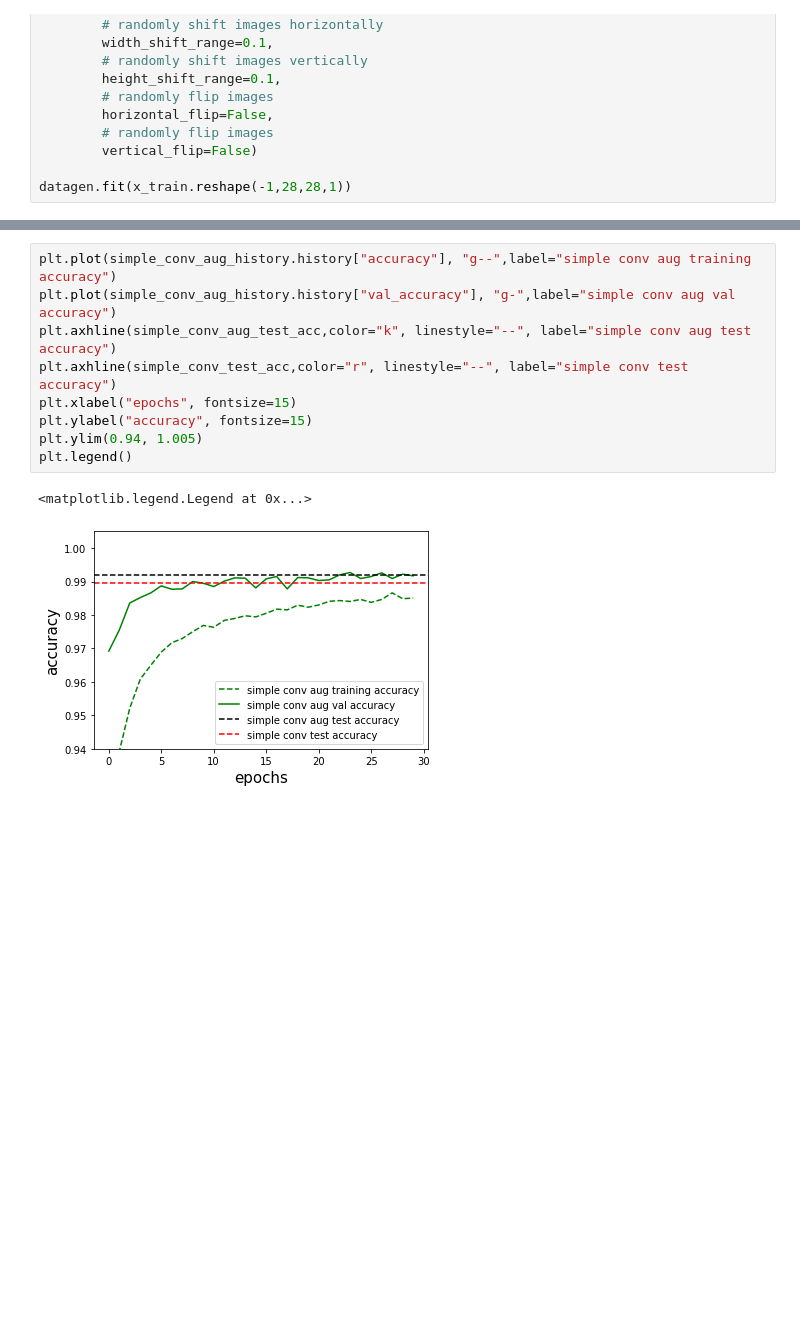
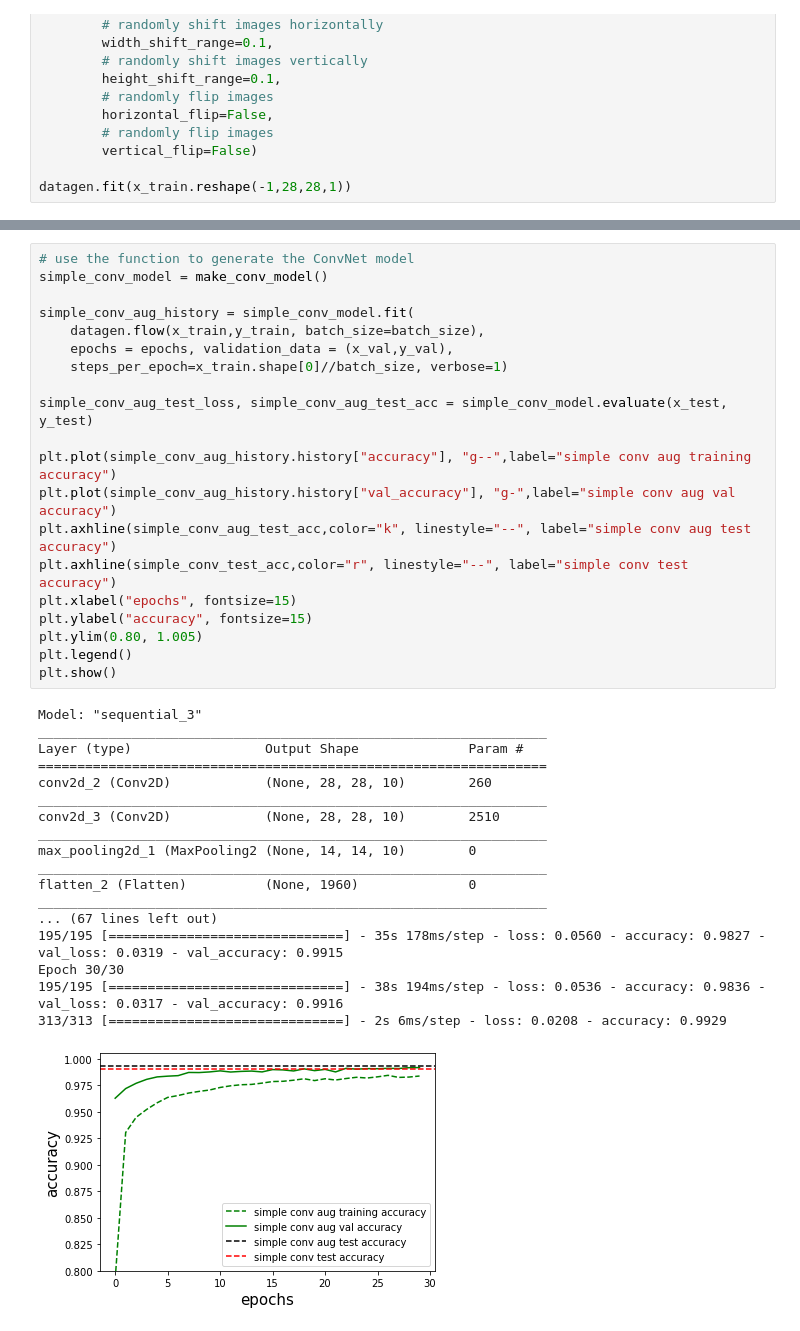
Before and after one commit to PEESEgroup/SysEn6880, a Jupyter notebook: CNN.ipynb, the cells around one changed output, grey strips where cells are left out. Drawn from its saved outputs; the diff is of its cells as text; blank space fills up the shorter version.

```diff
--- a/CNN.ipynb
+++ b/CNN.ipynb
@@ -203,12 +269,39 @@ Epoch 30/30
 # %%
+# use the function to generate the ConvNet model
+simple_conv_model = make_conv_model()
+
+simple_conv_aug_history = simple_conv_model.fit(
+    datagen.flow(x_train,y_train, batch_size=batch_size),
+    epochs = epochs, validation_data = (x_val,y_val),
+    steps_per_epoch=x_train.shape[0]//batch_size, verbose=1)
+
+simple_conv_aug_test_loss, simple_conv_aug_test_acc = simple_conv_model.evaluate(x_test, y_test)
+
 plt.plot(simple_conv_aug_history.history["accuracy"], "g--",label="simple conv aug training accuracy")
 plt.plot(simple_conv_aug_history.history["val_accuracy"], "g-",label="simple conv aug val accuracy")
 plt.axhline(simple_conv_aug_test_acc,color="k", linestyle="--", label="simple conv aug test accuracy")
 plt.axhline(simple_conv_test_acc,color="r", linestyle="--", label="simple conv test accuracy")
 plt.xlabel("epochs", fontsize=15)
 plt.ylabel("accuracy", fontsize=15)
-plt.ylim(0.94, 1.005)
+plt.ylim(0.80, 1.005)
 plt.legend()
+plt.show()
 # %% [output]
-<matplotlib.legend.Legend at 0x...>
+Model: "sequential_3"
+_________________________________________________________________
+Layer (type)                 Output Shape              Param #
+=================================================================
+conv2d_2 (Conv2D)            (None, 28, 28, 10)        260
+_________________________________________________________________
+conv2d_3 (Conv2D)            (None, 28, 28, 10)        2510
+_________________________________________________________________
+max_pooling2d_1 (MaxPooling2 (None, 14, 14, 10)        0
+_________________________________________________________________
+flatten_2 (Flatten)          (None, 1960)              0
+_________________________________________________________________
+... (67 lines left out)
+195/195 [==============================] - 35s 178ms/step - loss: 0.0560 - accuracy: 0.9827 - val_loss: 0.0319 - val_accuracy: 0.9915
+Epoch 30/30
+195/195 [==============================] - 38s 194ms/step - loss: 0.0536 - accuracy: 0.9836 - val_loss: 0.0317 - val_accuracy: 0.9916
+313/313 [==============================] - 2s 6ms/step - loss: 0.0208 - accuracy: 0.9929
-[figure, old version]
+[figure, new version]
```
Also changed, not shown: parts of 11 cells of this notebook.
